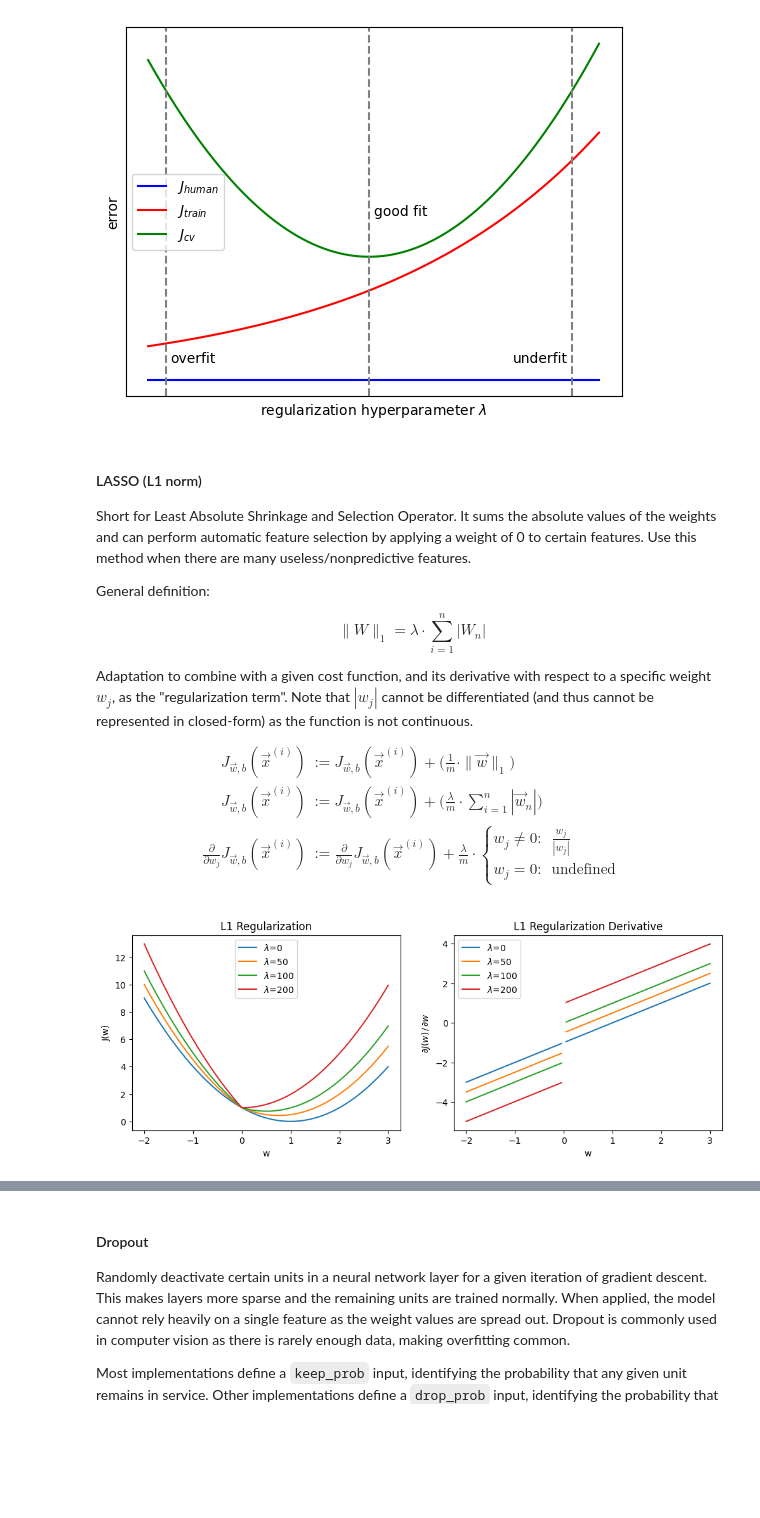
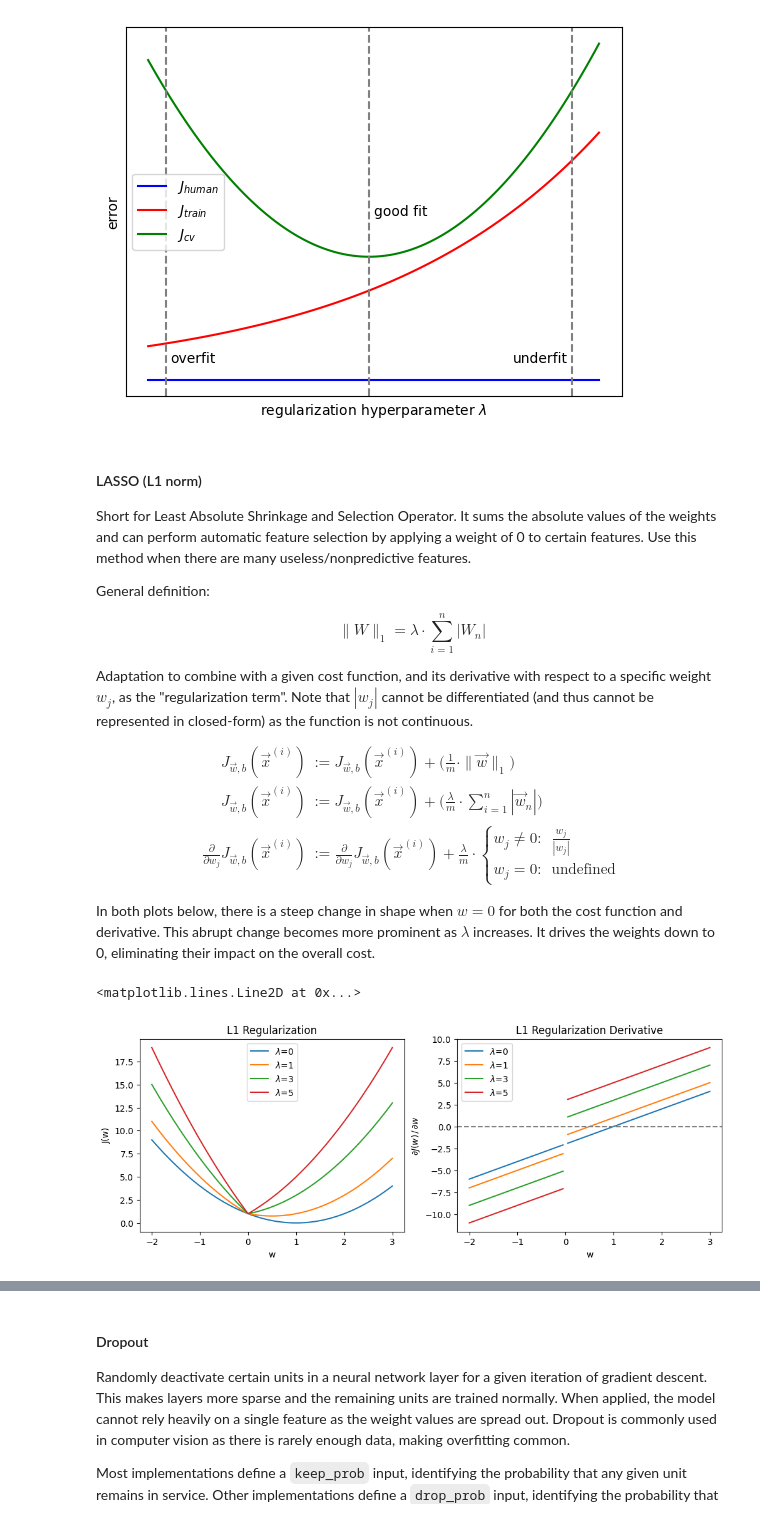
Before and after one commit to nickrusso42518/ml-qrg, a Jupyter notebook: ml_qrg.ipynb, the cells around one changed output, grey strips where cells are left out. Cells and saved outputs as stored; diff of their text form; code cells hidden in the pictures; blank space fills up the shorter version.

```diff
--- a/ml_qrg.ipynb
+++ b/ml_qrg.ipynb
@@ -1011,39 +1011,42 @@ w_j = 0: & \text{undefined}
 \end{cases}
 \end{align}
 $$
+
+In both plots below, there is a steep change in shape when $w=0$ for both the cost function and derivative. This abrupt change becomes more prominent as $\lambda$ increases. It drives the weights down to 0, eliminating their impact on the overall cost.
 # %%
-lambdas = [0, 50, 100, 200]
+lambdas = [0, 1, 3, 5]
 size = 101
 w = np.linspace(-2, 3, size)
 
-# let y=1, x=1, b=0 for simplicity
-# J(w) = mean squared error
-# x = np.arange(-.5, .51, 0.01); y = np.copy(x); b = np.zeros(size)
-x = np.ones(size); y = np.copy(x); b = np.zeros(size)
+# let y=1, x=1, b=0 for simplicity, J(w) = mean squared error
+x = np.ones(size); y = np.ones(size); b = np.zeros(size)
 def J(w, b, x, y, lambd):
-    return ((w * x - y + b) ** 2) + ((lambd / x.size) * np.abs(w))
+    return ((w * x - y + b) ** 2) + (lambd * np.abs(w))
 
 def dJ_dw(w, b, x, y, lambd):
     sign = np.sign(w)
     sign[sign == 0.] = np.nan
-    return (w * x - y + b) * x + ((lambd / x.size) * sign)
+    return (w * x - y + b) * 2 + (lambd * sign)
 
 params = [
     (J, "L1 Regularization", "J(w)"),
     (dJ_dw, "L1 Regularization Derivative", "$\partial J(w)\,/\,\partial w$"),
 ]
 
-fig, ax = plt.subplots(nrows=1, ncols=2, sharey=False)
+fig, ax = plt.subplots(nrows=1, ncols=2)
 fig.set_size_inches(12, 4)
 for axis, param in zip(ax, params):
     func, title, ylabel = param
     for lambd in lambdas:
         axis.plot(w, func(w, b, x, y, lambd), label=f"$\lambda$={lambd}")
     axis.set_title(title)
     axis.set_ylabel(ylabel)
     axis.set_xlabel("w")
     axis.legend()
+
+ax[1].axhline(y=0, color="gray", linestyle="--")
 # %% [output]
+<matplotlib.lines.Line2D at 0x...>
-[figure, old version]
+[figure, new version]
 # %% [markdown]
 #### Ridge (L2 norm)
```
Also changed, not shown: parts of 2 cells of this notebook.
